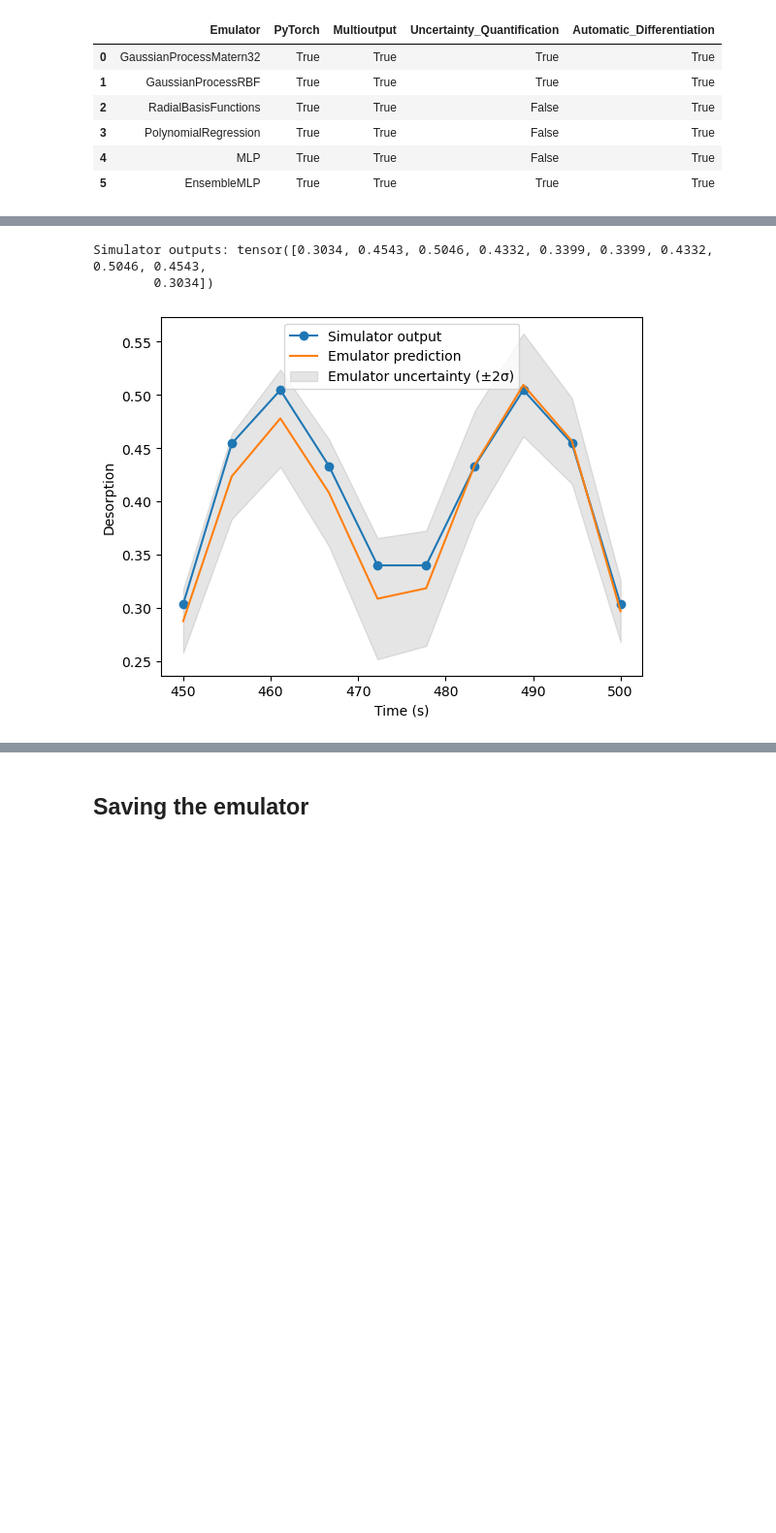
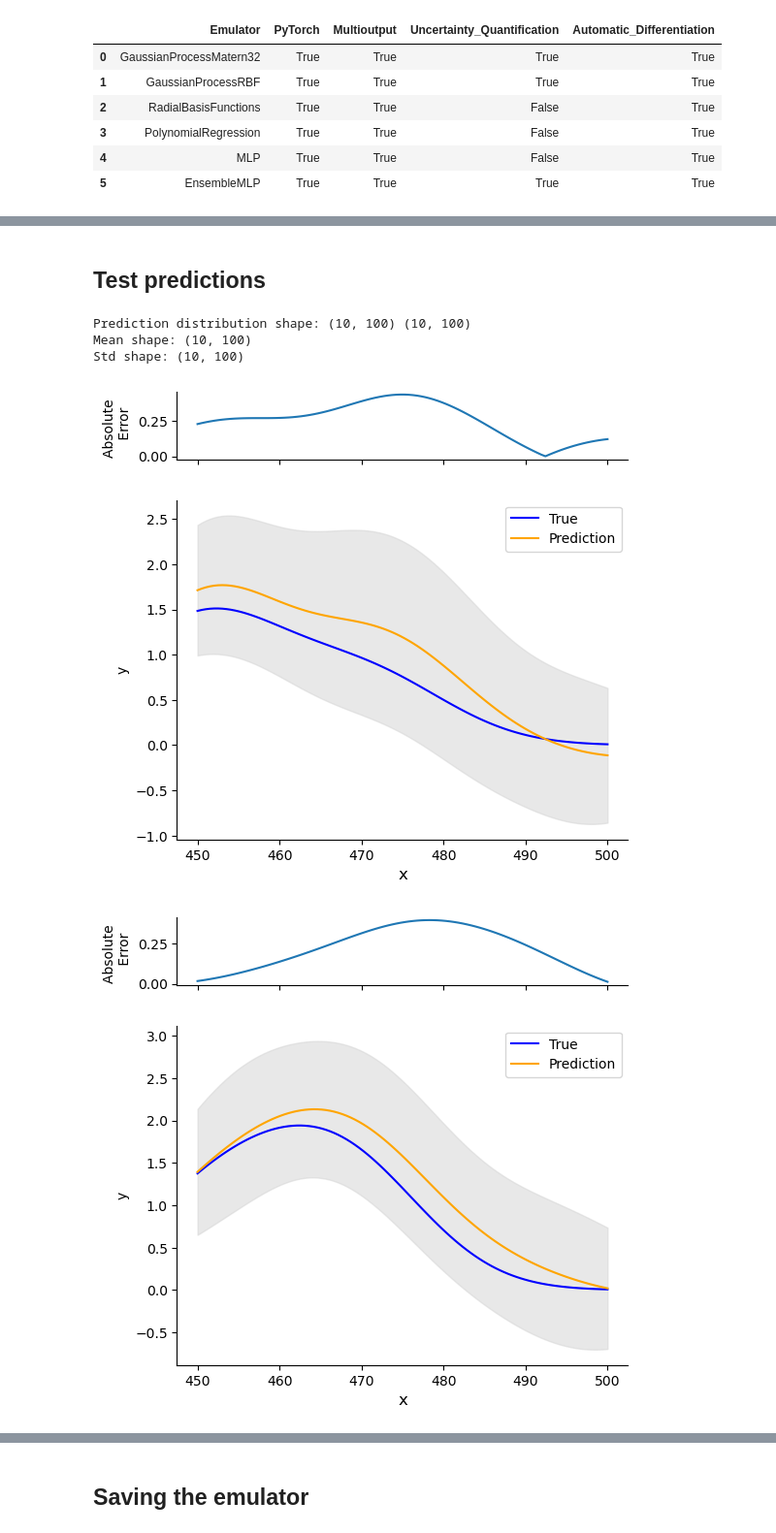
Before and after one commit to festim-dev/festim-emulate, a Jupyter notebook: tds_fitting/main.ipynb, the cells around one changed output, grey strips where cells are left out. Shown at 97% size. Saved outputs shown, nothing was run; the diff lists cells and outputs as text; code cells hidden in the pictures; blank space fills up the shorter version.

```diff
--- a/tds_fitting/main.ipynb
+++ b/tds_fitting/main.ipynb
@@ -122,26 +123,48 @@ tensor([[0.0149, 0.0201, 0.0229, 0.0252, 0.0285, 0.0271, 0.0255, 0.0242, 0.0202,
-# %%
-# y_sim_test = [simulate(xi.numpy().astype(np.float32)) for xi in x_test]
-y_sim_test = simulator.forward(x_test)
-
-print("Simulator outputs:", y_sim_test[0])
-# %% [output]
-Simulator outputs: tensor([0.3034, 0.4543, 0.5046, 0.4332, 0.3399, 0.3399, 0.4332, 0.5046, 0.4543,
-        0.3034])
-# %%
-plt.plot(exp_times, y_sim_test.T, label='Simulator output', marker='o')
-plt.plot(exp_times, best.model.predict(x_test).mean[0].detach().numpy(), label='Emulator prediction')
-plt.fill_between(
-    exp_times,
-    best.model.predict(x_test).mean[0].detach().numpy() - 2 * best.model.predict(x_test).stddev[0].detach().numpy(),
-    best.model.predict(x_test).mean[0].detach().numpy() + 2 * best.model.predict(x_test).stddev[0].detach().numpy(),
-    color='gray',
-    alpha=0.2,
-    label='Emulator uncertainty (±2σ)'
-)
-
-plt.xlabel("Time (s)")
-plt.ylabel("Desorption")
-plt.legend()
-plt.show()
-# %% [output]
-[figure, removed]
+# %%
+em = ae.fit_from_reinitialized(x[train_idx], y[train_idx])
+# %% [markdown]
+## Test predictions
+# %%
+# Get predictions for the full dataset
+y_true = y[test_idx].numpy()
+y_pred_dis = em.predict(x[test_idx])
+y_pred, y_var_pred = em.predict_mean_and_variance(x[test_idx])
+
+y_pred, y_std_pred = y_pred.numpy(), y_var_pred.sqrt().numpy()
+print("Prediction distribution shape:", y_pred.shape, y_std_pred.shape)
+print("Mean shape:", y_pred.shape)
+print("Std shape:", y_std_pred.shape)
+# %% [output]
+Prediction distribution shape: (10, 100) (10, 100)
+Mean shape: (10, 100)
+Std shape: (10, 100)
+# %%
+# Plot the results for some unseen (test) parameter instances
+params_test = [0,1,2,3]
+
+for param_test in params_test:
+#   plt.figure(figsize=(20,4.5))
+  fig, axs = plt.subplots(2, 1, figsize=(6, 6), sharex=True, gridspec_kw={'height_ratios': [0.2, 1]})
+  plt.sca(axs[1])
+  plt.plot(simulator.times, y_true[param_test], label='True', color='blue')
+
+  plt.plot(simulator.times, y_pred[param_test], label='Prediction', color='orange')
+  plt.fill_between(simulator.times,
+                   y_pred[param_test]-2*y_std_pred[param_test],
+                   y_pred[param_test]+2*y_std_pred[param_test],
+                   color='lightgray', alpha=0.5)
+  plt.ylabel('y')
+  plt.xlabel('x', fontsize=12)
+  plt.legend()
+
+  plt.sca(axs[0])
+  plt.plot(simulator.times, np.abs(y_pred[param_test] - y_true[param_test]))
+  plt.ylabel('Absolute \n Error')
+  # remove spines
+  for ax in axs:
+      ax.spines['top'].set_visible(False)
+      ax.spines['right'].set_visible(False)
+  plt.show()
+# %% [output]
+[figure, added]
+[figure, added]
```
Also changed, not shown: parts of 20 cells of this notebook.
